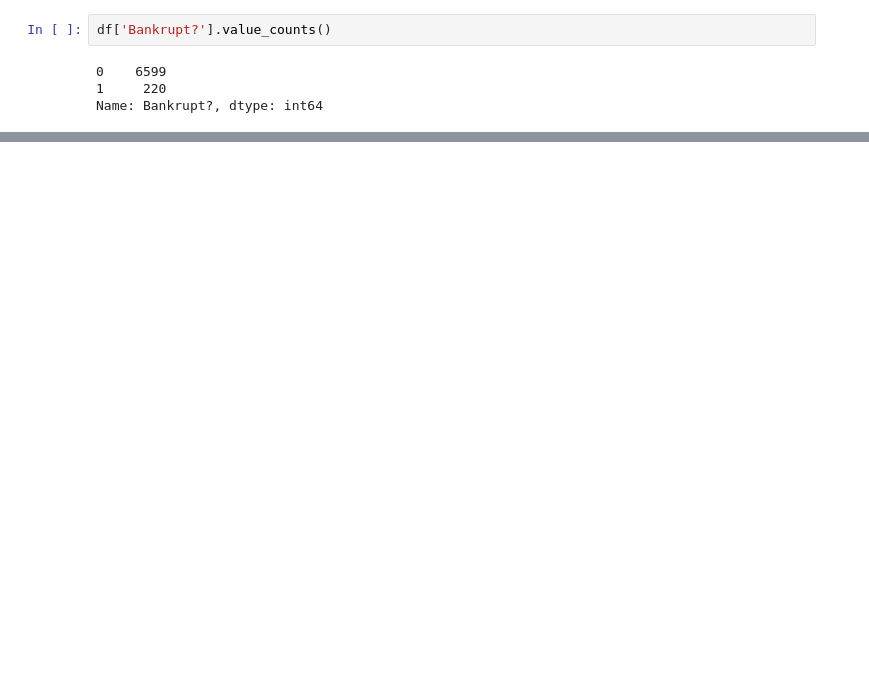
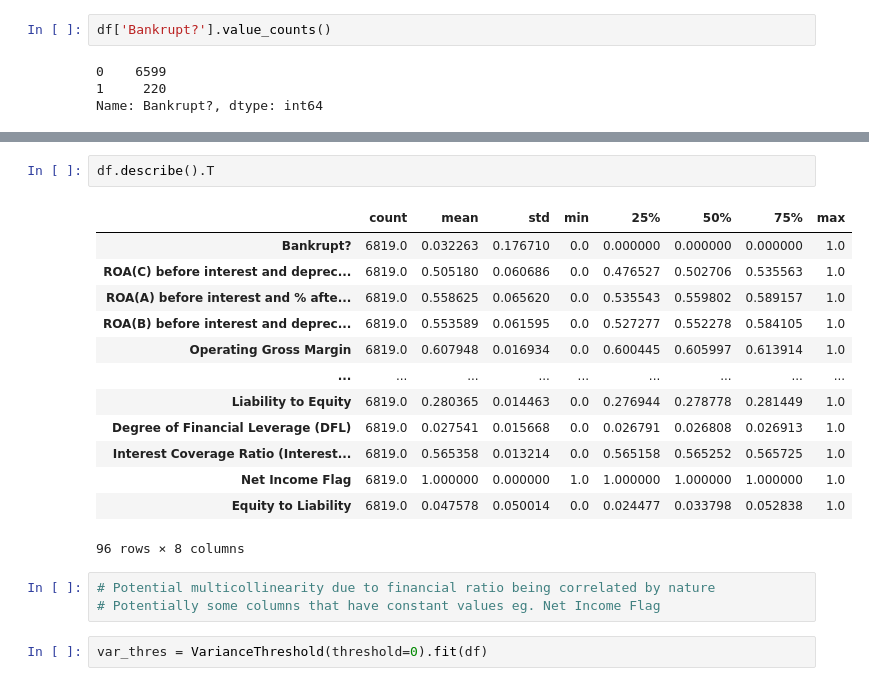
Before and after one commit to chungthuang/DeepLearning, a Jupyter notebook: deep_learning.ipynb, the cells around one changed output, grey strips where cells are left out. Saved outputs shown, nothing was run; the diff lists cells and outputs as text; blank space fills up the shorter version.

```diff
--- a/deep_learning.ipynb
+++ b/deep_learning.ipynb
@@ -25,0 +86,21 @@ Name: Bankrupt?, dtype: int64
+# %%
+df.describe().T
+# %% [output]
+|  | count | mean | std | min | 25% | 50% | 75% | max |
+| Bankrupt? | 6819.0 | 0.032263 | 0.176710 | 0.0 | 0.000000 | 0.000000 | 0.000000 | 1.0 |
+| ROA(C) before interest and deprec... | 6819.0 | 0.505180 | 0.060686 | 0.0 | 0.476527 | 0.502706 | 0.535563 | 1.0 |
+| ROA(A) before interest and % afte... | 6819.0 | 0.558625 | 0.065620 | 0.0 | 0.535543 | 0.559802 | 0.589157 | 1.0 |
+| ROA(B) before interest and deprec... | 6819.0 | 0.553589 | 0.061595 | 0.0 | 0.527277 | 0.552278 | 0.584105 | 1.0 |
+| Operating Gross Margin | 6819.0 | 0.607948 | 0.016934 | 0.0 | 0.600445 | 0.605997 | 0.613914 | 1.0 |
+| ... | ... | ... | ... | ... | ... | ... | ... | ... |
+| Liability to Equity | 6819.0 | 0.280365 | 0.014463 | 0.0 | 0.276944 | 0.278778 | 0.281449 | 1.0 |
+| Degree of Financial Leverage (DFL) | 6819.0 | 0.027541 | 0.015668 | 0.0 | 0.026791 | 0.026808 | 0.026913 | 1.0 |
+| Interest Coverage Ratio (Interest... | 6819.0 | 0.565358 | 0.013214 | 0.0 | 0.565158 | 0.565252 | 0.565725 | 1.0 |
+| Net Income Flag | 6819.0 | 1.000000 | 0.000000 | 1.0 | 1.000000 | 1.000000 | 1.000000 | 1.0 |
+| Equity to Liability | 6819.0 | 0.047578 | 0.050014 | 0.0 | 0.024477 | 0.033798 | 0.052838 | 1.0 |
+96 rows × 8 columns
+# %%
+# Potential multicollinearity due to financial ratio being correlated by nature
+# Potentially some columns that have constant values eg. Net Income Flag
+# %%
+var_thres = VarianceThreshold(threshold=0).fit(df)
```
Also changed, not shown: parts of 12 cells of this notebook, 1 other file.
